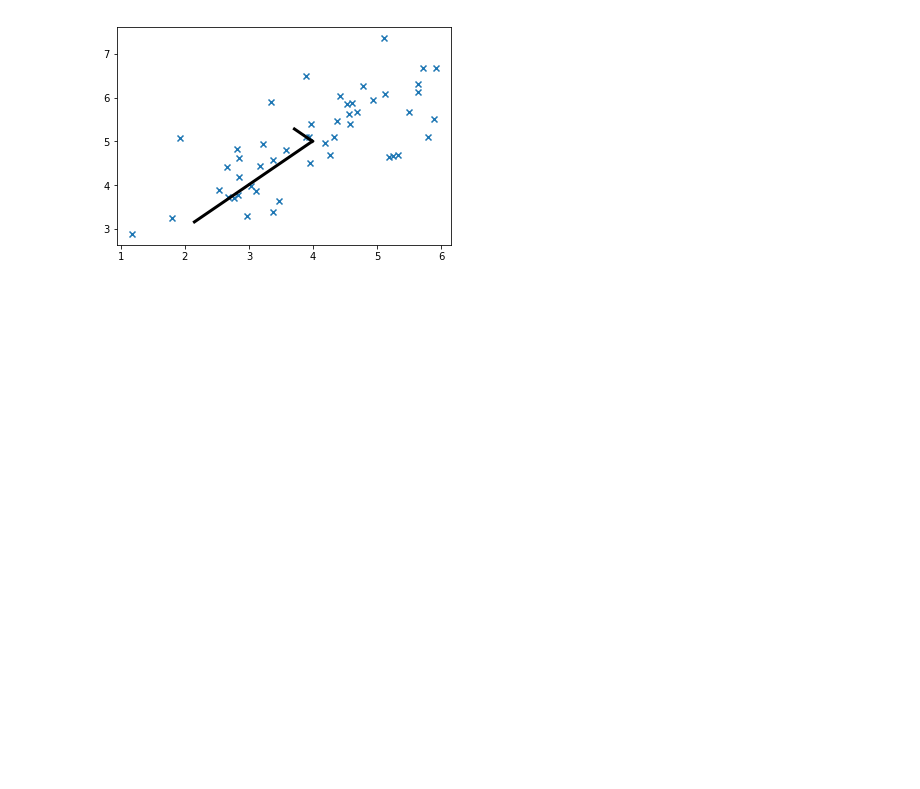
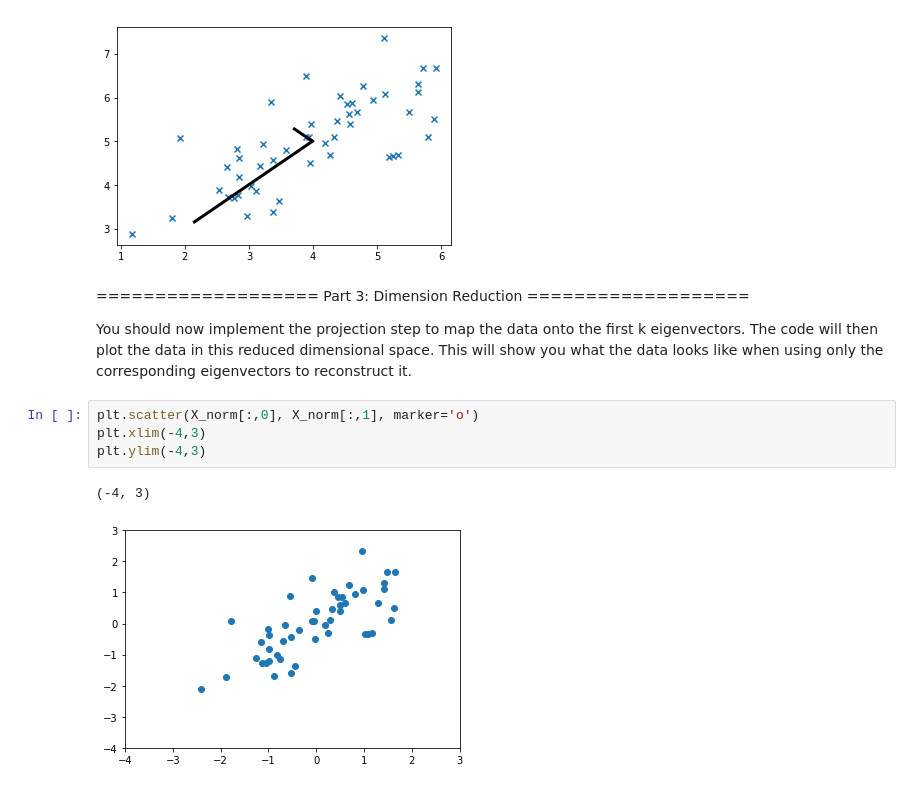
Before and after one commit to thomasmburke/Andrew-Ng-Machine-Learning, a Jupyter notebook: assignment7/ex7.ipynb, the cells around one changed output. Drawn from its saved outputs; the diff is of its cells as text; blank space fills up the shorter version.

Commit message:
plotted normalized data set

```diff
--- a/assignment7/ex7.ipynb
+++ b/assignment7/ex7.ipynb
@@ -238,3 +238,17 @@ plt.plot([mu[0],(mu+1.5*S[1]*U[:,1].T)[0]],[mu[1],(mu+1.5*S[1]*U[:,1].T)[1]],col
 # %% [output]
 [<matplotlib.lines.Line2D at 0x...>]
 [figure]
+# %% [markdown]
+=================== Part 3: Dimension Reduction ===================
+
+You should now implement the projection step to map the data onto the
+first k eigenvectors. The code will then plot the data in this reduced
+dimensional space.  This will show you what the data looks like when
+using only the corresponding eigenvectors to reconstruct it.
+# %%
+plt.scatter(X_norm[:,0], X_norm[:,1], marker='o')
+plt.xlim(-4,3)
+plt.ylim(-4,3)
+# %% [output]
+(-4, 3)
+[figure, added]
```
